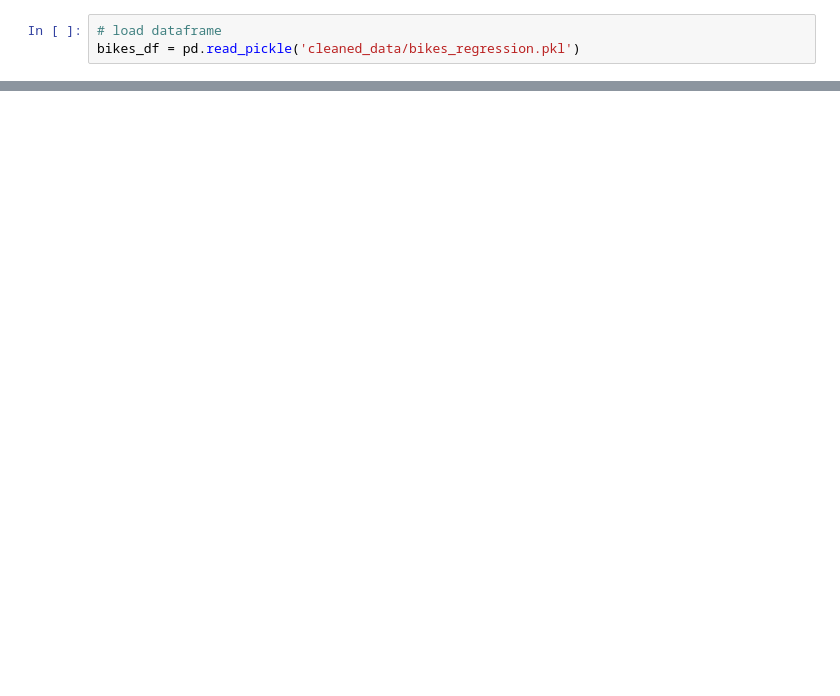
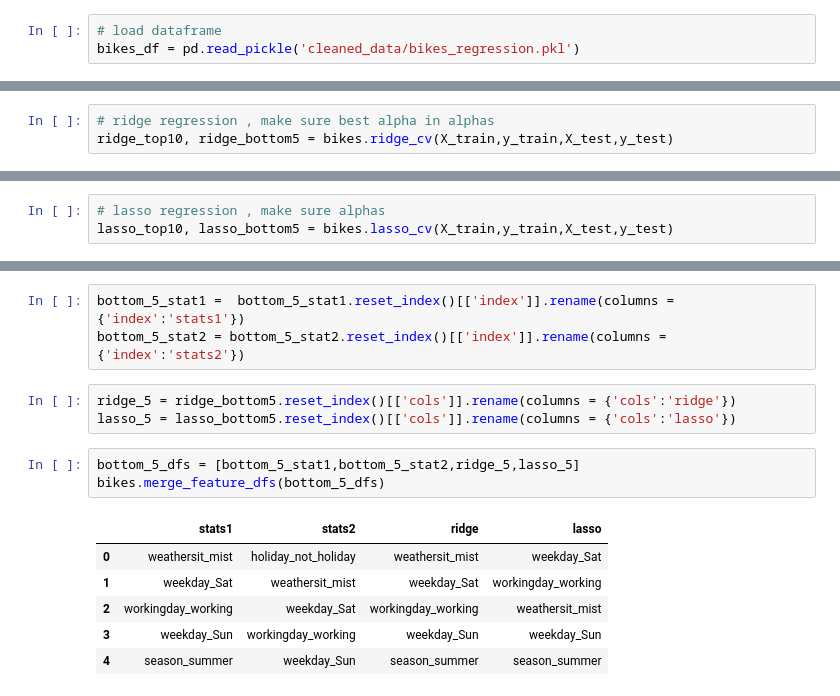
Before and after one commit to mzhou356/bike-sharing-regression, a Jupyter notebook: biking_sharing_regression_model_fitting.ipynb, the cells around one changed output, grey strips where cells are left out. Drawn from its saved outputs; the diff is of its cells as text; blank space fills up the shorter version.

Commit message:
Modularize regression

```diff
--- a/biking_sharing_regression_model_fitting.ipynb
+++ b/biking_sharing_regression_model_fitting.ipynb
@@ -279,0 +83,3 @@ print(np.mean(cross_val_score(linreg, x_cols.drop(columns = columns_high_p), tar
+# %%
+# ridge regression , make sure best alpha in alphas
+ridge_top10, ridge_bottom5 = bikes.ridge_cv(X_train,y_train,X_test,y_test)
@@ -279,0 +90,3 @@ print(np.mean(cross_val_score(linreg, x_cols.drop(columns = columns_high_p), tar
+# %%
+# lasso regression , make sure alphas
+lasso_top10, lasso_bottom5 = bikes.lasso_cv(X_train,y_train,X_test,y_test)
@@ -279,0 +125,16 @@ print(np.mean(cross_val_score(linreg, x_cols.drop(columns = columns_high_p), tar
+# %%
+bottom_5_stat1 =  bottom_5_stat1.reset_index()[['index']].rename(columns = {'index':'stats1'})
+bottom_5_stat2 = bottom_5_stat2.reset_index()[['index']].rename(columns = {'index':'stats2'})
+# %%
+ridge_5 = ridge_bottom5.reset_index()[['cols']].rename(columns = {'cols':'ridge'})
+lasso_5 = lasso_bottom5.reset_index()[['cols']].rename(columns = {'cols':'lasso'})
+# %%
+bottom_5_dfs = [bottom_5_stat1,bottom_5_stat2,ridge_5,lasso_5]
+bikes.merge_feature_dfs(bottom_5_dfs)
+# %% [output]
+|  | stats1 | stats2 | ridge | lasso |
+| 0 | weathersit_mist | holiday_not_holiday | weathersit_mist | weekday_Sat |
+| 1 | weekday_Sat | weathersit_mist | weekday_Sat | workingday_working |
+| 2 | workingday_working | weekday_Sat | workingday_working | weathersit_mist |
+| 3 | weekday_Sun | workingday_working | weekday_Sun | weekday_Sun |
+| 4 | season_summer | weekday_Sun | season_summer | season_summer |
```
Also changed, not shown: parts of 39 cells of this notebook.
